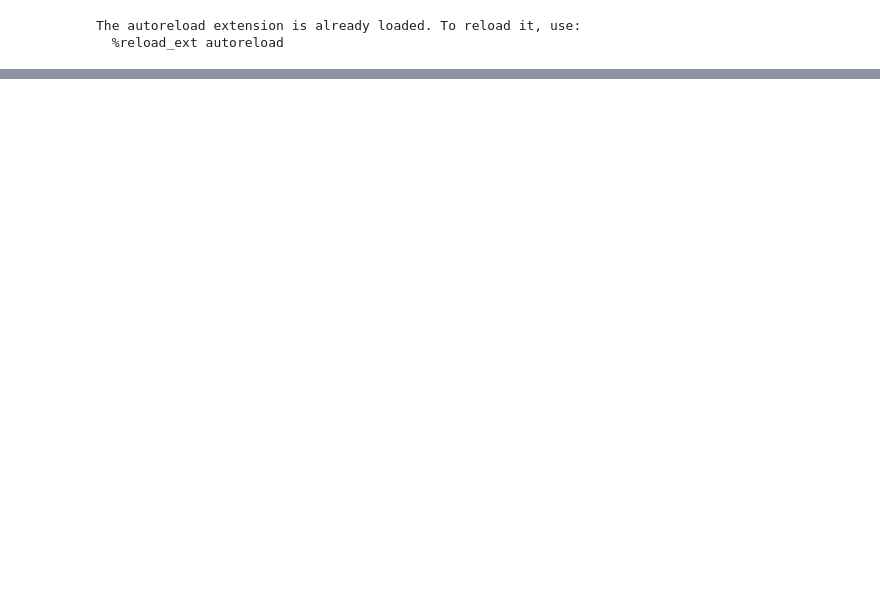
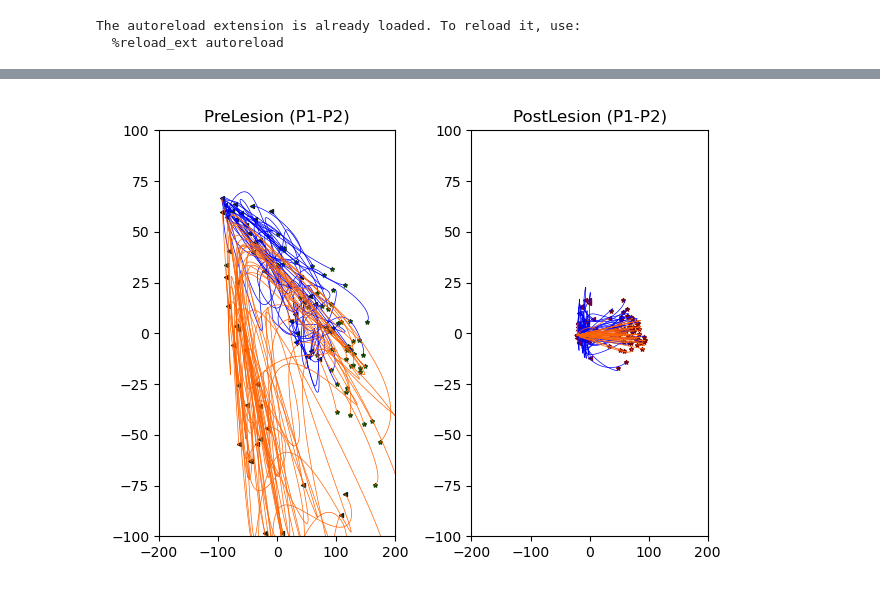
Before and after one commit to FrancescoNegri/neural-signal-analysis-project, a Jupyter notebook: nb_neural_population_dynamics.ipynb, the cells around one changed output, grey strips where cells are left out. Drawn from its saved outputs; the diff is of its cells as text; code cells hidden in the pictures; blank space fills up the shorter version.

```diff
--- a/nb_neural_population_dynamics.ipynb
+++ b/nb_neural_population_dynamics.ipynb
@@ -122,0 +126,90 @@ ns.visualization.pyplot.tight_layout()
+# %%
+# PCA for comparisons of the same condition for P1 and P2 areas: rototranslation matrix fixed for the condition
+for condition_idx in np.arange(np.size(conditions)):
+    IFR_trials = IFR[condition_idx, :, :, :, 0:trial_samples]
+    IFR_mean_trials = np.mean(IFR_trials, axis=0)
+    IFR_mean_trials = np.mean(IFR_mean_trials, axis=1)
+
+    my_pca = PCA(n_components)
+    my_pca.fit(np.transpose(IFR_mean_trials))
+
+    for area_idx in np.arange(np.size(areas)):
+        for trial_idx in np.arange(n_stimuli):
+            NPD[condition_idx, area_idx, :, trial_idx, :] = np.transpose(
+                my_pca.transform(
+                    np.transpose(IFR_trials[area_idx, :, trial_idx, :])
+                )
+            )
+# %%
+# NPD for comparisons of the same condition for P1 and P2 areas
+fig = ns.visualization.pyplot.figure()
+axs_titles = ['PreLesion (P1-P2)', 'PostLesion (P1-P2)']
+
+if n_components == 3:
+    axs = [fig.add_subplot(121, projection='3d'), fig.add_subplot(122, projection='3d')]
+else:
+    axs = [fig.add_subplot(121), fig.add_subplot(122)]
+
+colors = ['#0000FF', '#FF6200']
+colors_markers = [['#194706', '#12230B'], ['#800606', '#780037']]
+
+for area_idx in np.arange(np.size(areas)):
+    color = colors[area_idx]
+    for condition_idx in np.arange(np.size(conditions)):
+        ax = axs[condition_idx]
+        for trial_idx in np.arange(n_stimuli):
+            if n_components == 3:
+                ax.plot(
+                    NPD[condition_idx, area_idx, 0, trial_idx, trial_range],
+                    NPD[condition_idx, area_idx, 1, trial_idx, trial_range],
+                    NPD[condition_idx, area_idx, 2, trial_idx, trial_range],
+                    color=color,
+                    linewidth=0.5
+                )
+                ax.scatter(
+                    NPD[condition_idx, area_idx, 0, trial_idx, trial_range[0]],
+                    NPD[condition_idx, area_idx, 1, trial_idx, trial_range[0]],
+                    NPD[condition_idx, area_idx, 2, trial_idx, trial_range[0]],
+                    color=colors_markers[condition_idx][0],
+                    s=8,
+                    marker='*',
+
+                )
+                ax.scatter(
+                    NPD[condition_idx, area_idx, 0, trial_idx, trial_range[-1]],
+                    NPD[condition_idx, area_idx, 1, trial_idx, trial_range[-1]],
+                    NPD[condition_idx, area_idx, 2, trial_idx, trial_range[-1]],
+                    color=colors_markers[condition_idx][1],
+                    s=8,
+                    marker='<'
+                )
+            else:
+                ax.plot(
+                    NPD[condition_idx, area_idx, 0, trial_idx, trial_range],
+                    NPD[condition_idx, area_idx, 1, trial_idx, trial_range],
+                    color=color,
+                    linewidth=0.5
+                )
+                ax.scatter(
+                    NPD[condition_idx, area_idx, 0, trial_idx, trial_range[0]],
+                    NPD[condition_idx, area_idx, 1, trial_idx, trial_range[0]],
+                    color=colors_markers[condition_idx][0],
+                    s=8,
+                    marker='*',
+
+                )
+                ax.scatter(
+                    NPD[condition_idx, area_idx, 0, trial_idx, trial_range[-1]],
+                    NPD[condition_idx, area_idx, 1, trial_idx, trial_range[-1]],
+                    color=colors_markers[condition_idx][1],
+                    s=8,
+                    marker='<'
+                )
+                ax.set_ylim([-100, 100])
+                ax.set_xlim([-200, 200])
+
+        ax.set_title(axs_titles[condition_idx])
+
+ns.visualization.pyplot.tight_layout()
+# %% [output]
+[figure, added]
```
Also changed, not shown: parts of 3 cells of this notebook, 7 other files.
